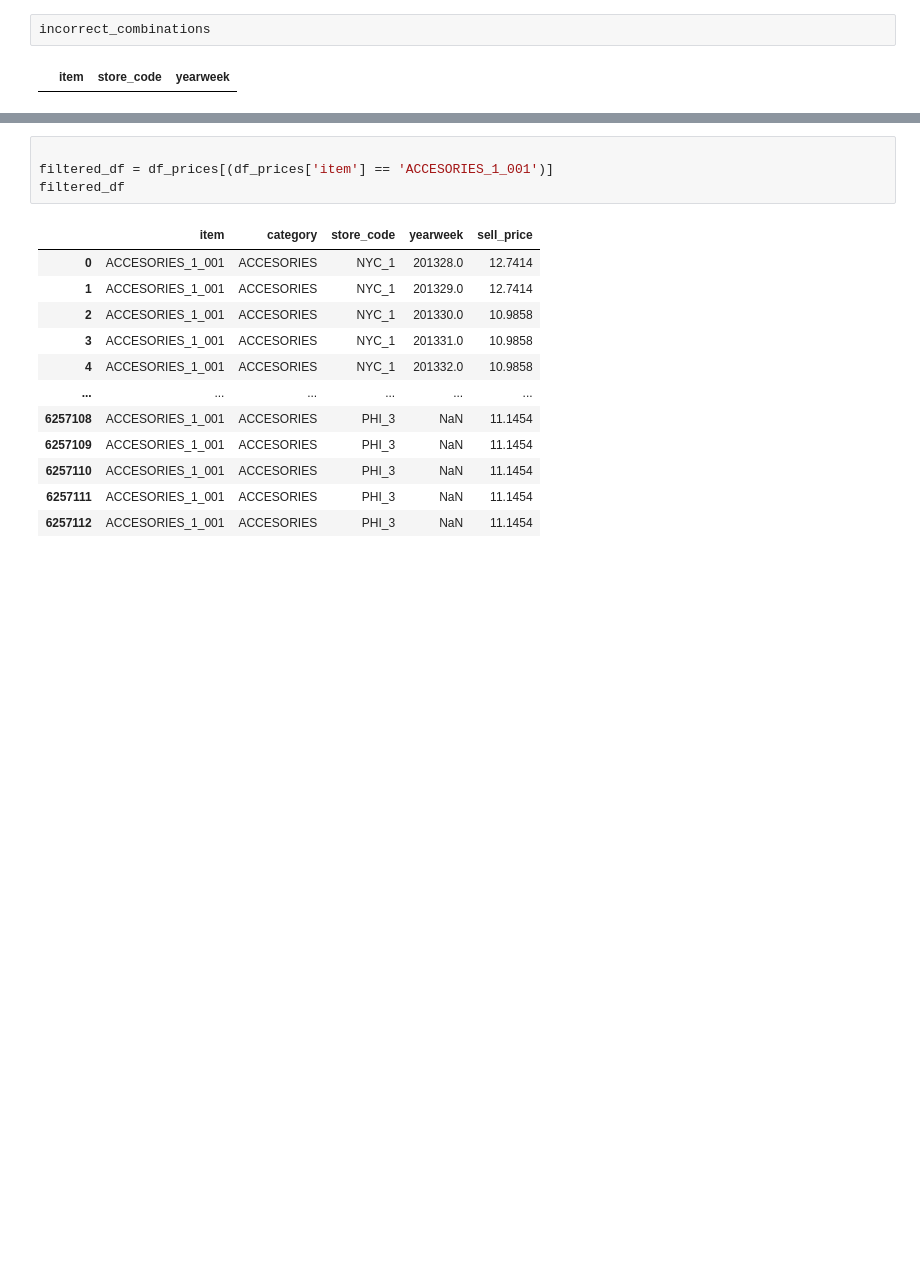
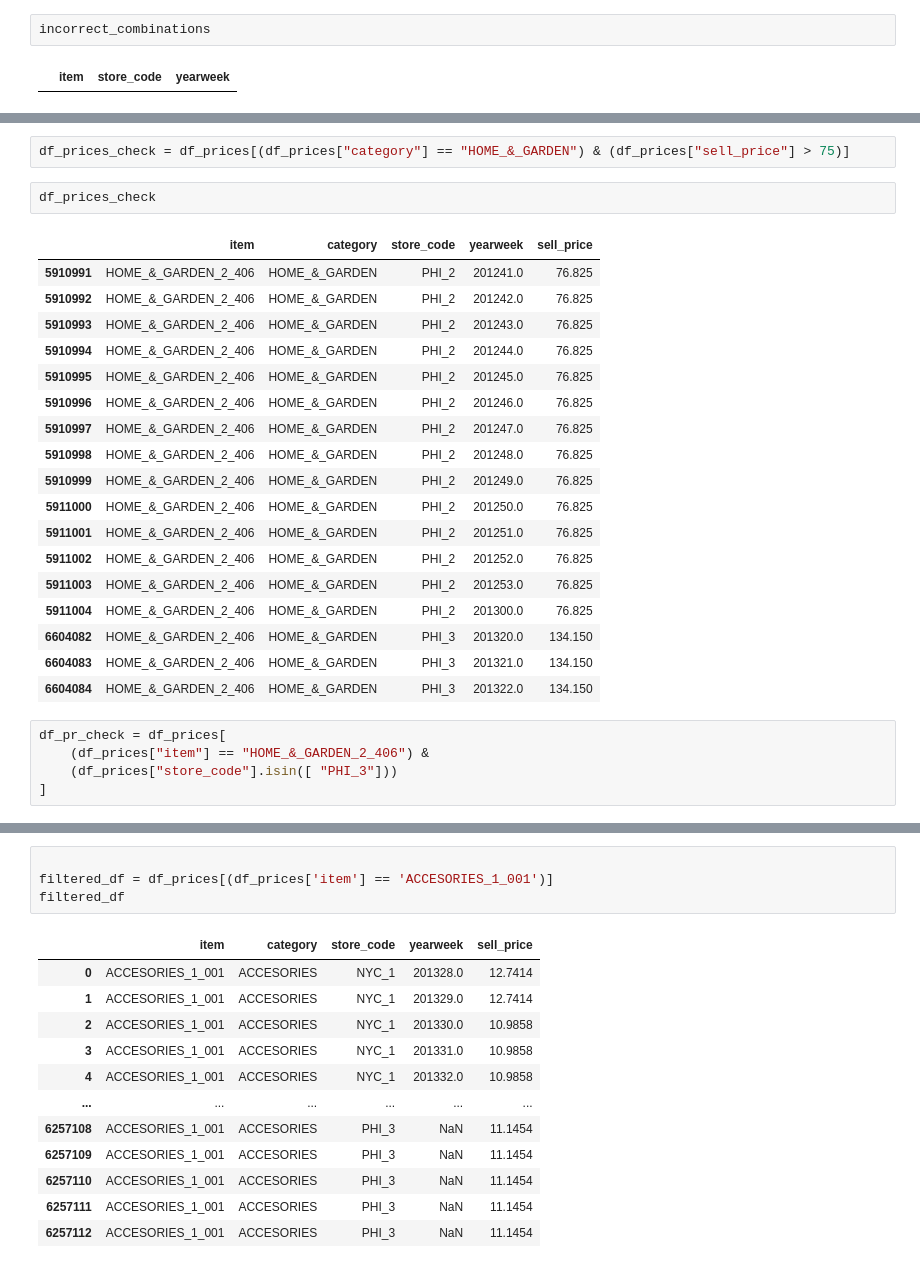
Before and after one commit to gasparmanzini/TFM--DSMarket, a Jupyter notebook: DsMarket - Limpieza de datos.ipynb, the cells around one changed output, grey strips where cells are left out. Drawn from its saved outputs; the diff is of its cells as text; blank space fills up the shorter version.

```diff
--- a/DsMarket - Limpieza de datos.ipynb
+++ b/DsMarket - Limpieza de datos.ipynb
@@ -377,0 +369,28 @@ df_precios_que_varian
+# %%
+df_prices_check = df_prices[(df_prices["category"] == "HOME_&_GARDEN") & (df_prices["sell_price"] > 75)]
+# %%
+df_prices_check
+# %% [output]
+|  | item | category | store_code | yearweek | sell_price |
+| 5910991 | HOME_&_GARDEN_2_406 | HOME_&_GARDEN | PHI_2 | 201241.0 | 76.825 |
+| 5910992 | HOME_&_GARDEN_2_406 | HOME_&_GARDEN | PHI_2 | 201242.0 | 76.825 |
+| 5910993 | HOME_&_GARDEN_2_406 | HOME_&_GARDEN | PHI_2 | 201243.0 | 76.825 |
+| 5910994 | HOME_&_GARDEN_2_406 | HOME_&_GARDEN | PHI_2 | 201244.0 | 76.825 |
+| 5910995 | HOME_&_GARDEN_2_406 | HOME_&_GARDEN | PHI_2 | 201245.0 | 76.825 |
+| 5910996 | HOME_&_GARDEN_2_406 | HOME_&_GARDEN | PHI_2 | 201246.0 | 76.825 |
+| 5910997 | HOME_&_GARDEN_2_406 | HOME_&_GARDEN | PHI_2 | 201247.0 | 76.825 |
+| 5910998 | HOME_&_GARDEN_2_406 | HOME_&_GARDEN | PHI_2 | 201248.0 | 76.825 |
+| 5910999 | HOME_&_GARDEN_2_406 | HOME_&_GARDEN | PHI_2 | 201249.0 | 76.825 |
+| 5911000 | HOME_&_GARDEN_2_406 | HOME_&_GARDEN | PHI_2 | 201250.0 | 76.825 |
+| 5911001 | HOME_&_GARDEN_2_406 | HOME_&_GARDEN | PHI_2 | 201251.0 | 76.825 |
+| 5911002 | HOME_&_GARDEN_2_406 | HOME_&_GARDEN | PHI_2 | 201252.0 | 76.825 |
+| 5911003 | HOME_&_GARDEN_2_406 | HOME_&_GARDEN | PHI_2 | 201253.0 | 76.825 |
+| 5911004 | HOME_&_GARDEN_2_406 | HOME_&_GARDEN | PHI_2 | 201300.0 | 76.825 |
+| 6604082 | HOME_&_GARDEN_2_406 | HOME_&_GARDEN | PHI_3 | 201320.0 | 134.150 |
+| 6604083 | HOME_&_GARDEN_2_406 | HOME_&_GARDEN | PHI_3 | 201321.0 | 134.150 |
+| 6604084 | HOME_&_GARDEN_2_406 | HOME_&_GARDEN | PHI_3 | 201322.0 | 134.150 |
+# %%
+df_pr_check = df_prices[
+    (df_prices["item"] == "HOME_&_GARDEN_2_406") &
+    (df_prices["store_code"].isin([ "PHI_3"]))
+]
```
Also changed, not shown: parts of 17 cells of this notebook.
